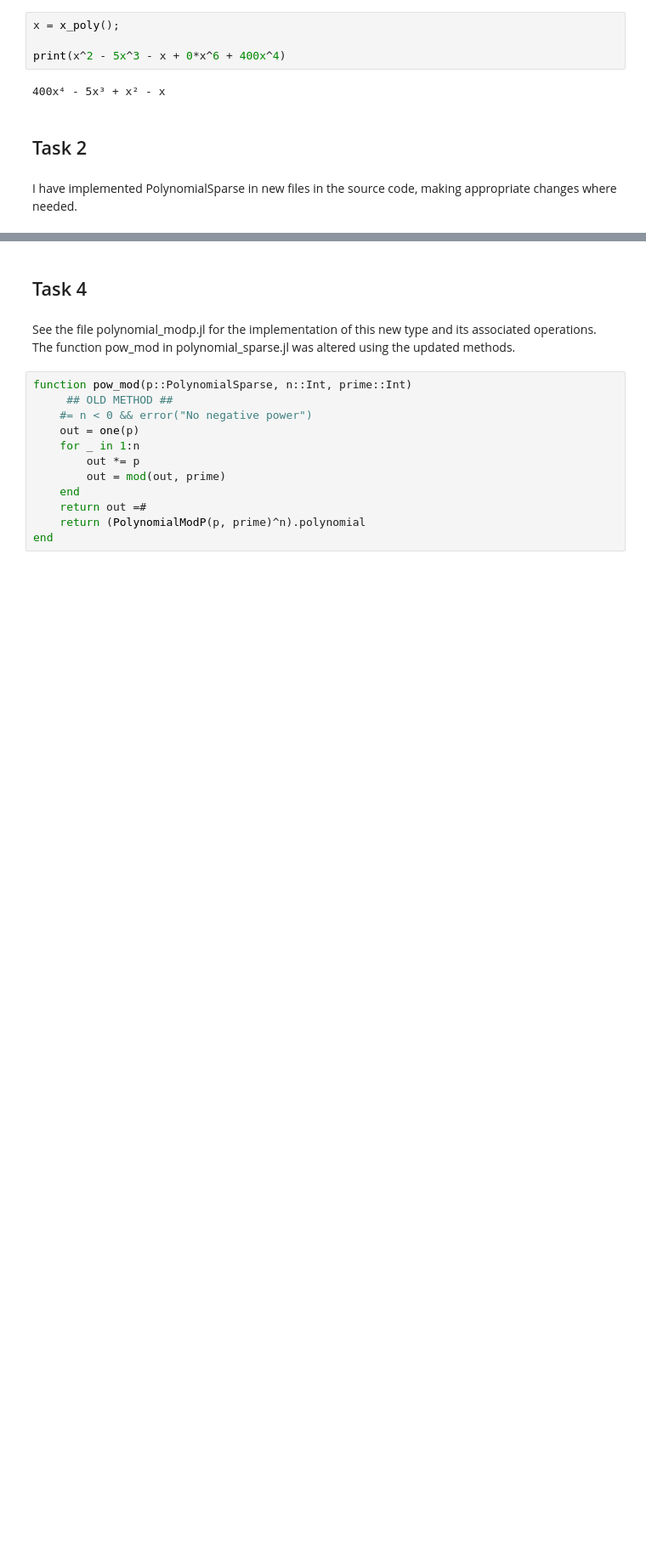
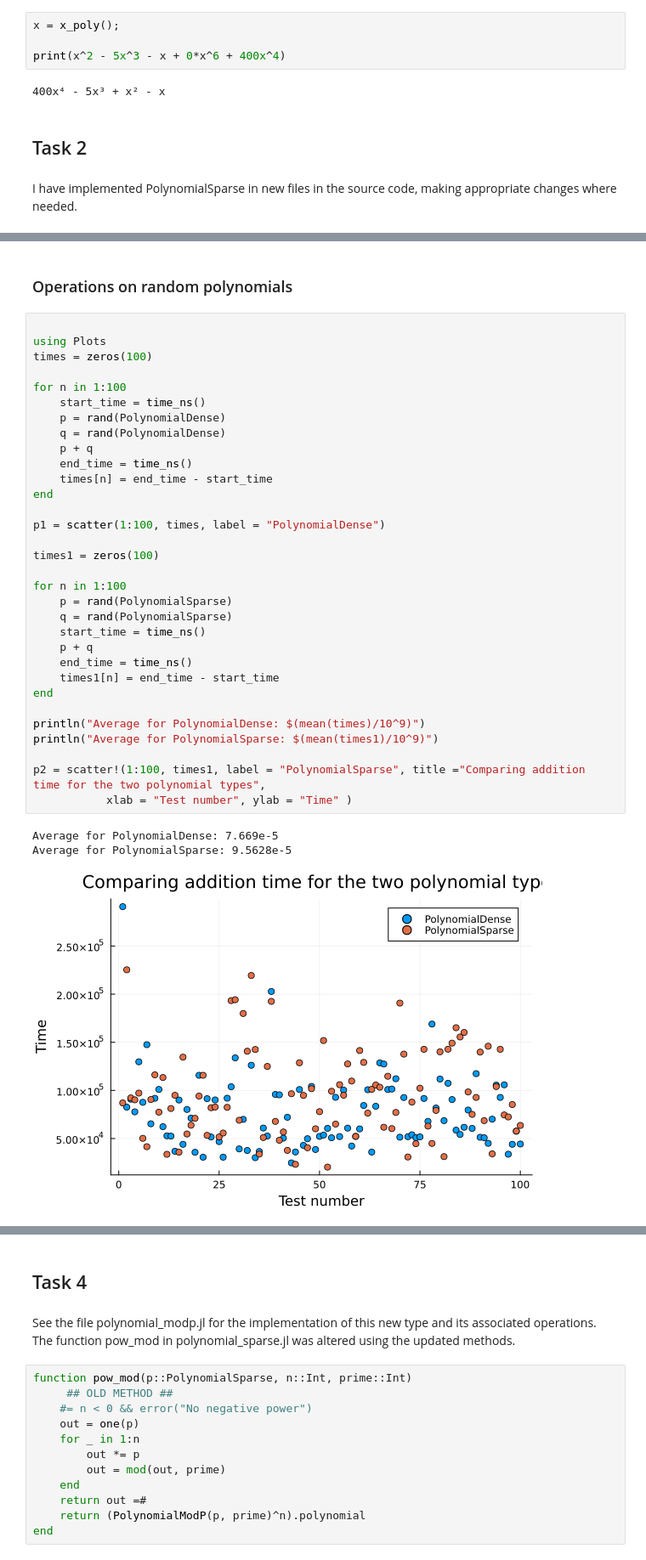
Before and after one commit to ESkoufris/Emmanuel-Skoufris-2504-2023-PROJECT1, a Jupyter notebook: my_pdf_file.ipynb, the cells around one changed output, grey strips where cells are left out. Shown at 85% size. Saved outputs shown, nothing was run; the diff lists cells and outputs as text; blank space fills up the shorter version.

```diff
--- a/my_pdf_file.ipynb
+++ b/my_pdf_file.ipynb
@@ -146,0 +137,38 @@ I have implemented PolynomialSparse in new files in the source code, making appr
+# %% [markdown]
+### Operations on random polynomials
+# %%
+
+using Plots
+times = zeros(100)
+
+for n in 1:100
+    start_time = time_ns()
+    p = rand(PolynomialDense)
+    q = rand(PolynomialDense)
+    p + q
+    end_time = time_ns()
+    times[n] = end_time - start_time
+end
+
+p1 = scatter(1:100, times, label = "PolynomialDense")
+
+times1 = zeros(100)
+
+for n in 1:100
+    p = rand(PolynomialSparse)
+    q = rand(PolynomialSparse)
+    start_time = time_ns()
+    p + q
+    end_time = time_ns()
+    times1[n] = end_time - start_time
+end
+
+println("Average for PolynomialDense: $(mean(times)/10^9)")
+println("Average for PolynomialSparse: $(mean(times1)/10^9)")
+
+p2 = scatter!(1:100, times1, label = "PolynomialSparse", title ="Comparing addition time for the two polynomial types",
+           xlab = "Test number", ylab = "Time" )
+# %% [output]
+Average for PolynomialDense: 7.669e-5
+Average for PolynomialSparse: 9.5628e-5
+[figure, added]
```
Also changed, not shown: parts of 31 cells of this notebook, 2 other files.
